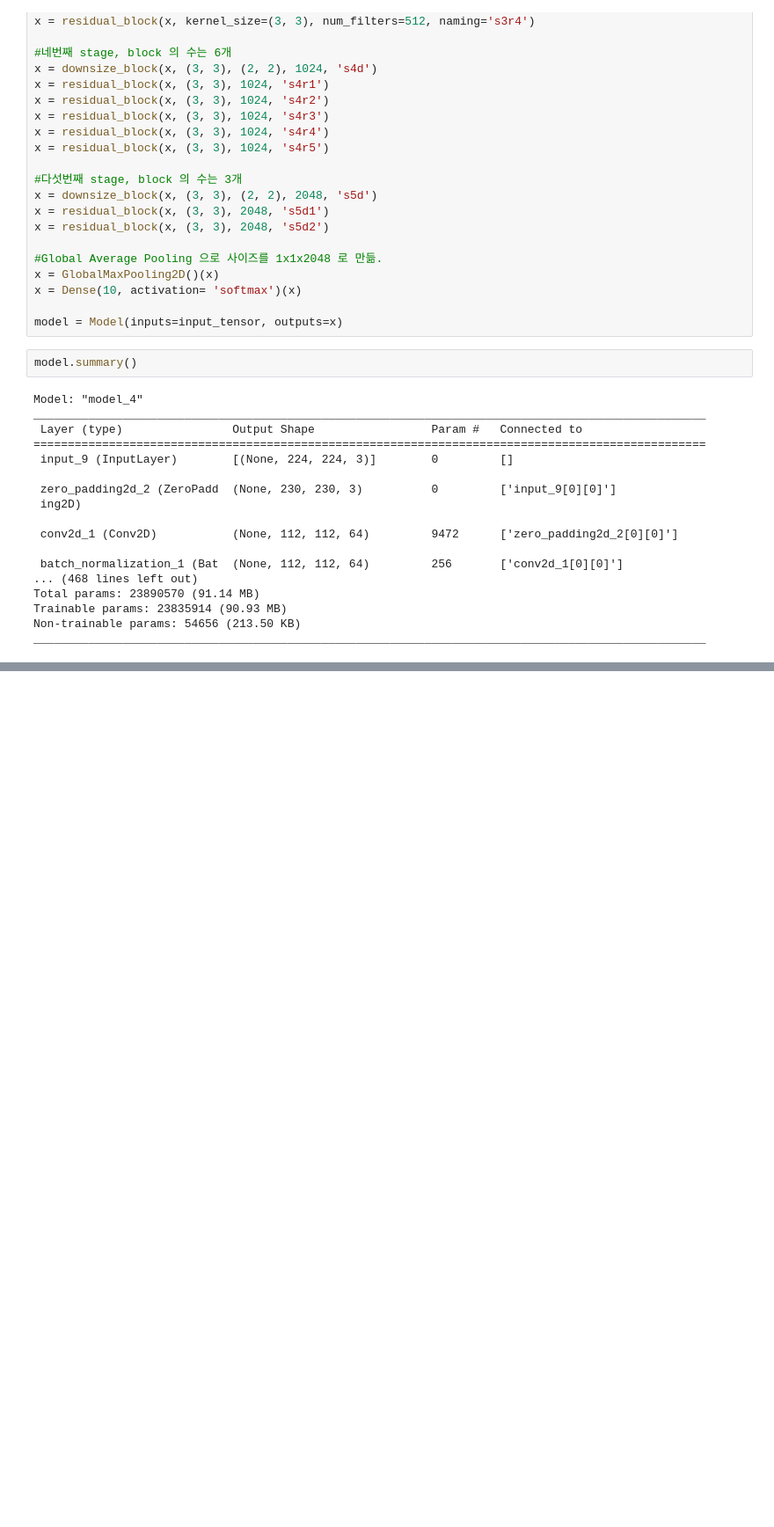
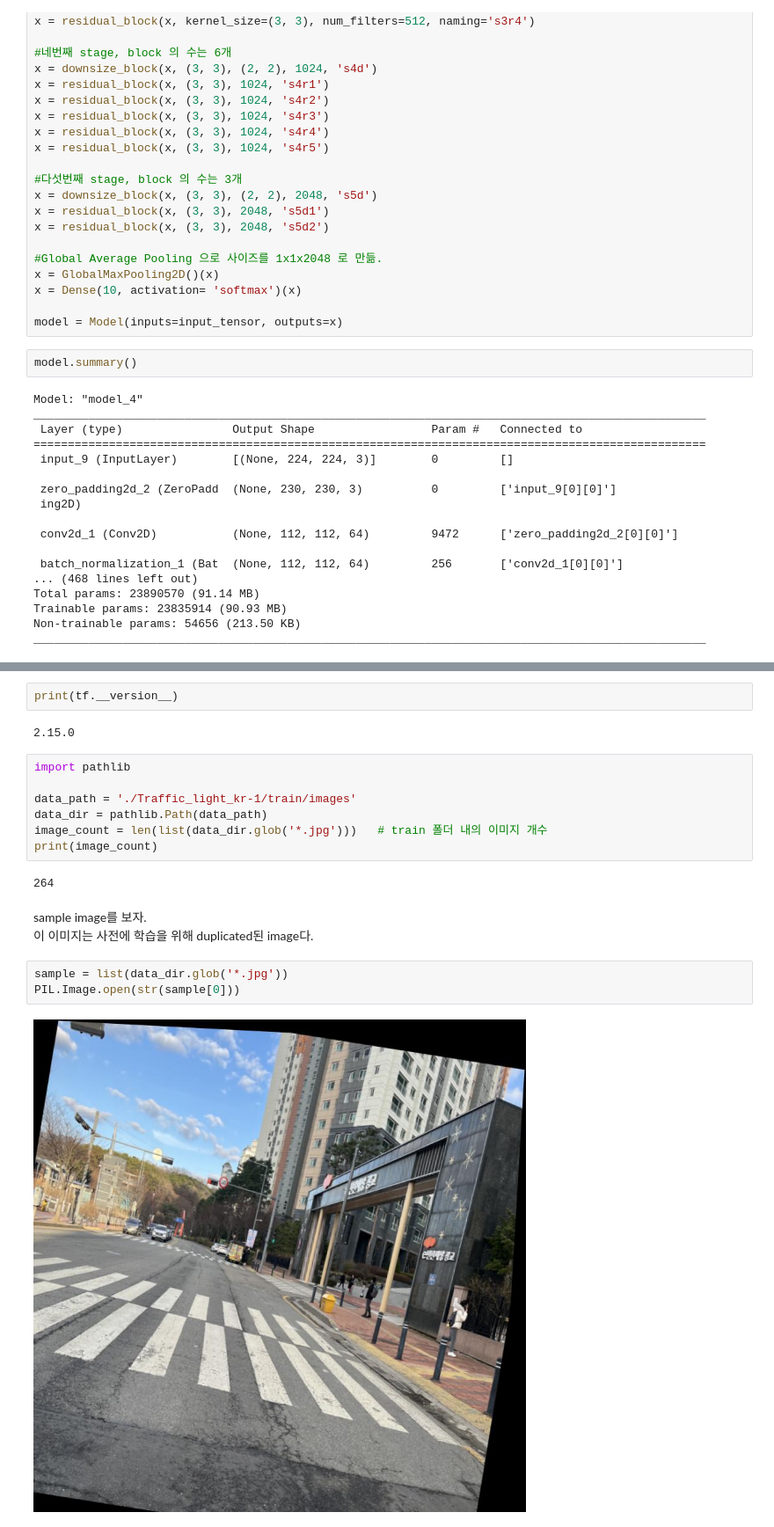
Before and after one commit to jkworldchampion/traffic_light_detector, a Jupyter notebook: resnet_50.ipynb, the cells around one changed output, grey strips where cells are left out. Shown at 88% size. Cells and saved outputs as stored; diff of their text form; blank space fills up the shorter version.

Commit message:
Bring in images in resnet50 file

```diff
--- a/resnet_50.ipynb
+++ b/resnet_50.ipynb
@@ -165,0 +183,21 @@ ________________________________________________________________________________
+# %%
+print(tf.__version__)
+# %% [output]
+2.15.0
+# %%
+import pathlib
+
+data_path = './Traffic_light_kr-1/train/images'
+data_dir = pathlib.Path(data_path)
+image_count = len(list(data_dir.glob('*.jpg')))   # train 폴더 내의 이미지 개수
+print(image_count)
+# %% [output]
+264
+# %% [markdown]
+sample image를 보자.
+이 이미지는 사전에 학습을 위해 duplicated된 image다.
+# %%
+sample = list(data_dir.glob('*.jpg'))
+PIL.Image.open(str(sample[0]))
+# %% [output]
+[figure, added]
```
Also changed, not shown: parts of 8 cells of this notebook.
